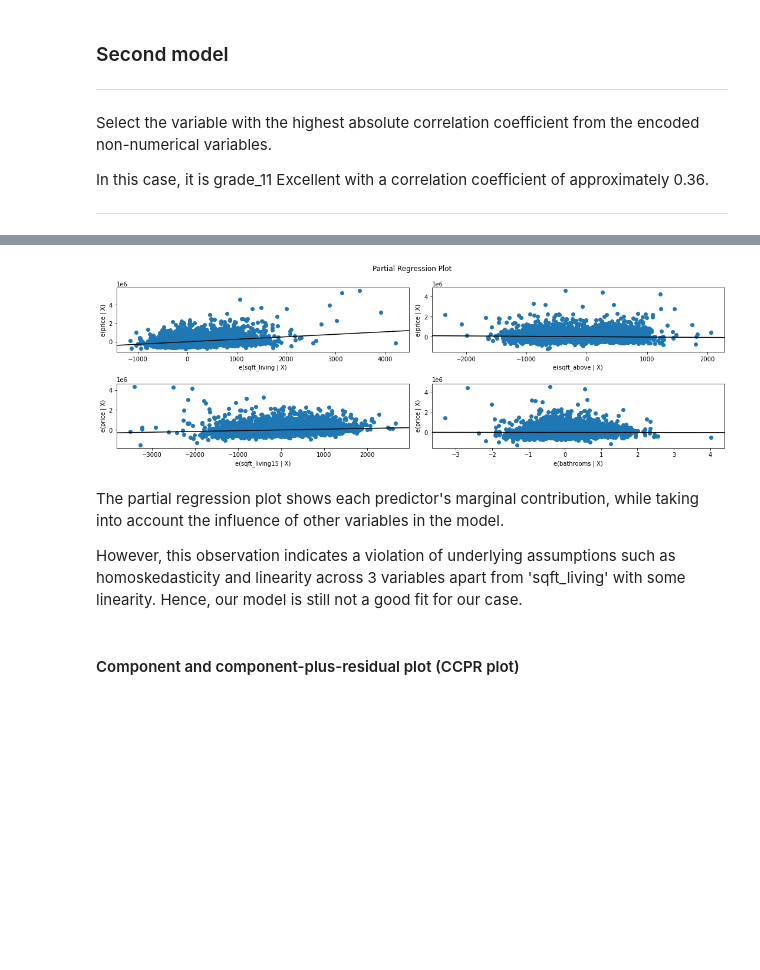
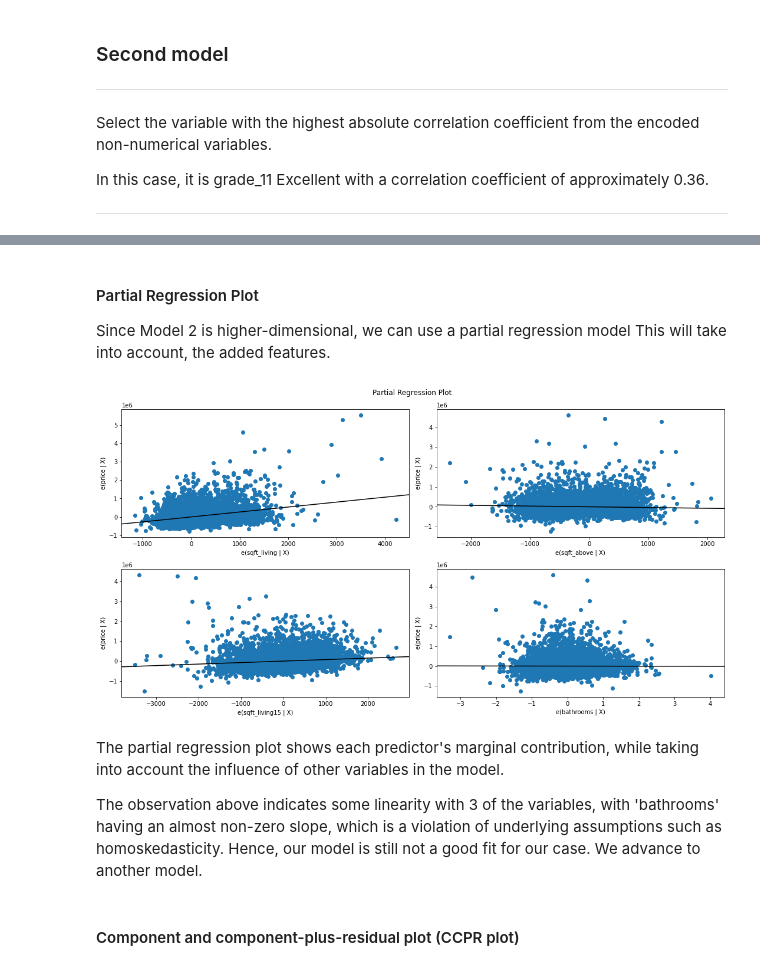
Before and after one commit to Kinuthiajoseph/Phase-2-Project-Repository, a Jupyter notebook: dsc-phase2-project.ipynb, the cells around one changed output, grey strips where cells are left out. Cells and saved outputs as stored; diff of their text form; code cells hidden in the pictures; blank space fills up the shorter version.

```diff
--- a/dsc-phase2-project.ipynb
+++ b/dsc-phase2-project.ipynb
@@ -471,16 +477,23 @@ The updated second model also includes the intercept term and the two predictor
+# %% [markdown]
+#### Partial Regression Plot
+Since Model 2 is higher-dimensional, we can use a partial regression model
+This will take into account, the added features.
 # %%
-# We use the partial regression plotys since our data is higher-dimensional
+# We use the partial regression plots since our data is higher-dimensional
 # Each plot shows the predictors
-fig = plt.figure(figsize=(15,5))
-sm.graphics.plot_partregress_grid(second_results, exog_idx=['sqft_living', 'sqft_above', 'sqft_living15', 'bathrooms'], fig=fig)
+fig = plt.figure(figsize=(15,8))
+sm.graphics.plot_partregress_grid(
+    second_results,
+    exog_idx=['sqft_living', 'sqft_above', 'sqft_living15',  'bathrooms'],
+    fig=fig)
 plt.tight_layout()
 plt.show()
 # %% [output]
-[figure, old version]
+[figure, new version]
 # %% [markdown]
 The partial regression plot shows each predictor's marginal contribution, while taking into account the influence of other variables in the model.
 
-However, this observation indicates a violation of underlying assumptions such as homoskedasticity and linearity across 3 variables apart from 'sqft_living' with some linearity. Hence, our model is still not a good fit for our case.
+The observation above indicates some linearity with 3 of the variables, with 'bathrooms' having an almost non-zero slope, which is a violation of underlying assumptions such as homoskedasticity. Hence, our model is still not a good fit for our case. We advance to another model.
 # %% [markdown]
 #### Component and component-plus-residual plot (CCPR plot)
 # %%
```
Also changed, not shown: parts of 31 cells of this notebook, 3 other files.
